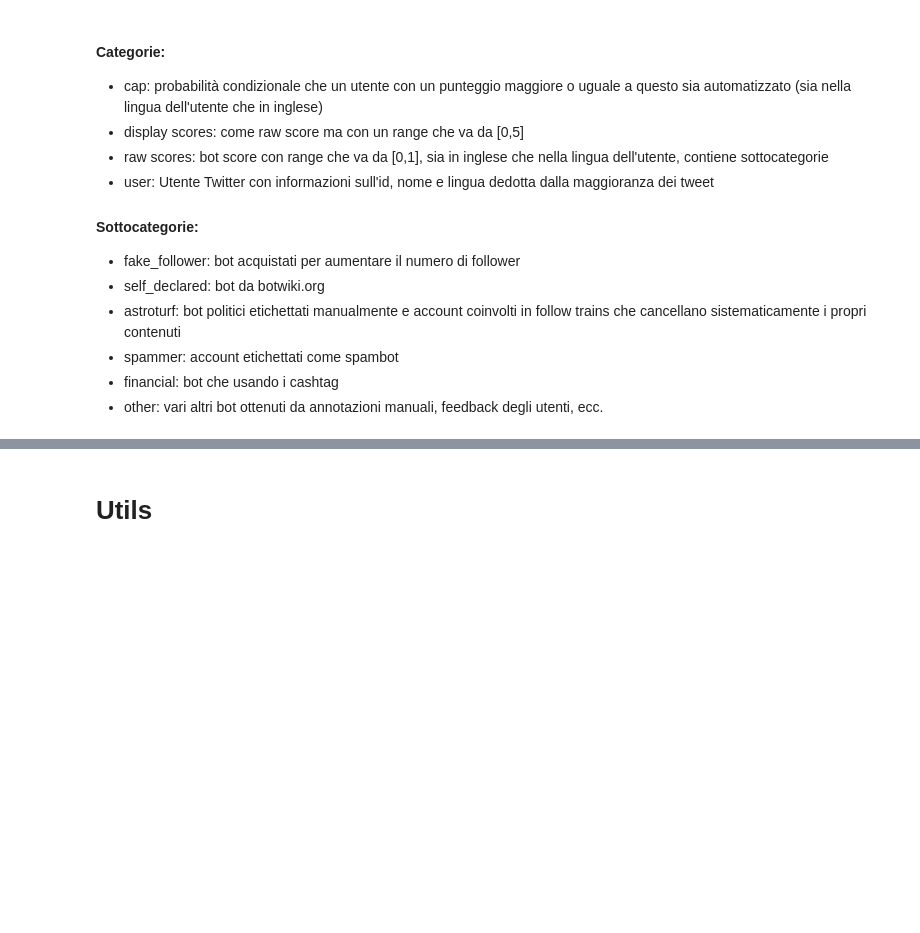
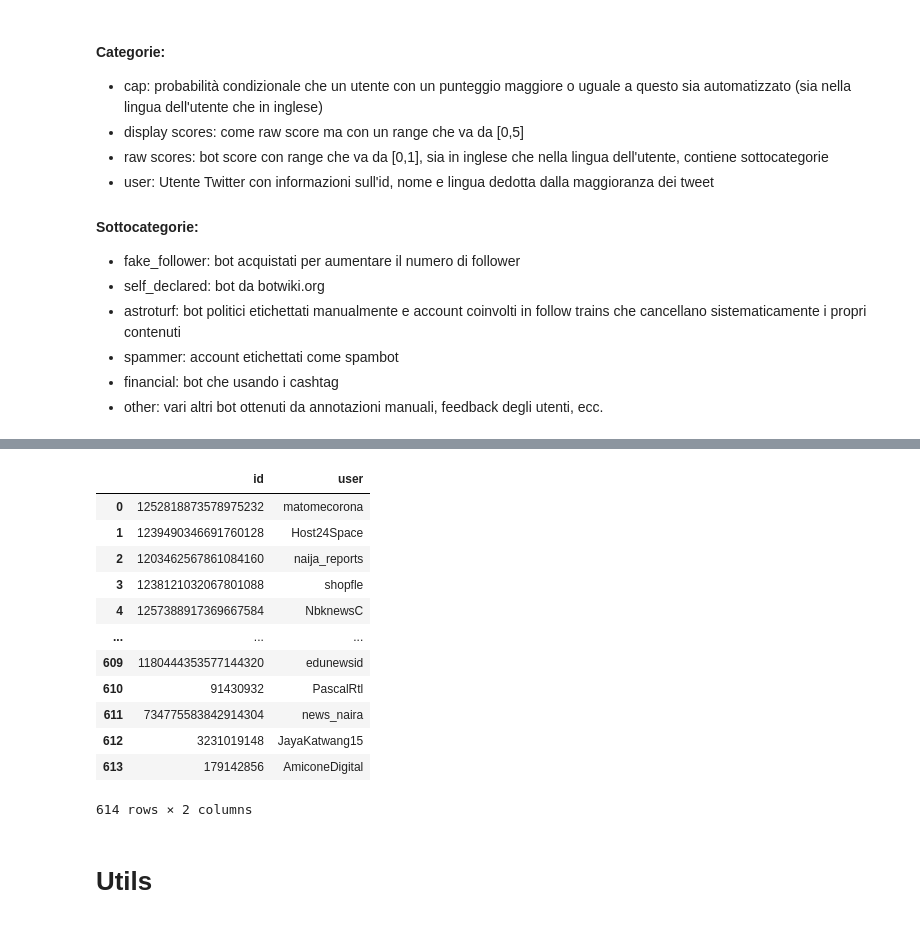
Before and after one commit to gi-ux/BachelorProject, a Jupyter notebook: notebook/Scored_Data.ipynb, the cells around one changed output, grey strips where cells are left out. Cells and saved outputs as stored; diff of their text form; code cells hidden in the pictures; blank space fills up the shorter version.

```diff
--- a/notebook/Scored_Data.ipynb
+++ b/notebook/Scored_Data.ipynb
@@ -69,0 +54,12 @@ Errors: 77
+# %%
+def type_of_bot(merged_json, i):
+    x = merged_json[i]['scores']['raw_scores']['english']
+    x.pop('overall')
+    list_raws = list(x.keys())
+    value = 0
+    index = ""
+    for j in list_raws:
+        if x[j] >= value:
+            value = x[j]
+            index = j
+    return (merged_json[i]["screen_name"], index)
@@ -186,0 +177,17 @@ plot = a.plot.pie(autopct='%1.0f%%', pctdistance=1.1, labeldistance=1.4, label="
+# %%
+df_bot = pd.DataFrame(list_bot, columns =['id','user'])
+df_bot
+# %% [output]
+|  | id | user |
+| 0 | 1252818873578975232 | matomecorona |
+| 1 | 1239490346691760128 | Host24Space |
+| 2 | 1203462567861084160 | naija_reports |
+| 3 | 1238121032067801088 | shopfle |
+| 4 | 1257388917369667584 | NbknewsC |
+| ... | ... | ... |
+| 609 | 1180444353577144320 | edunewsid |
+| 610 | 91430932 | PascalRtl |
+| 611 | 734775583842914304 | news_naira |
+| 612 | 3231019148 | JayaKatwang15 |
+| 613 | 179142856 | AmiconeDigital |
+614 rows × 2 columns
```
Also changed, not shown: parts of 16 cells of this notebook, 3 other files.
